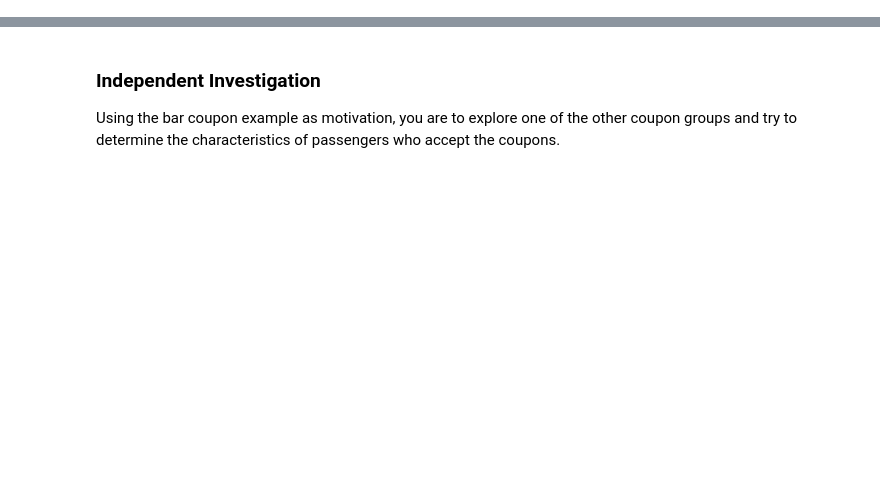
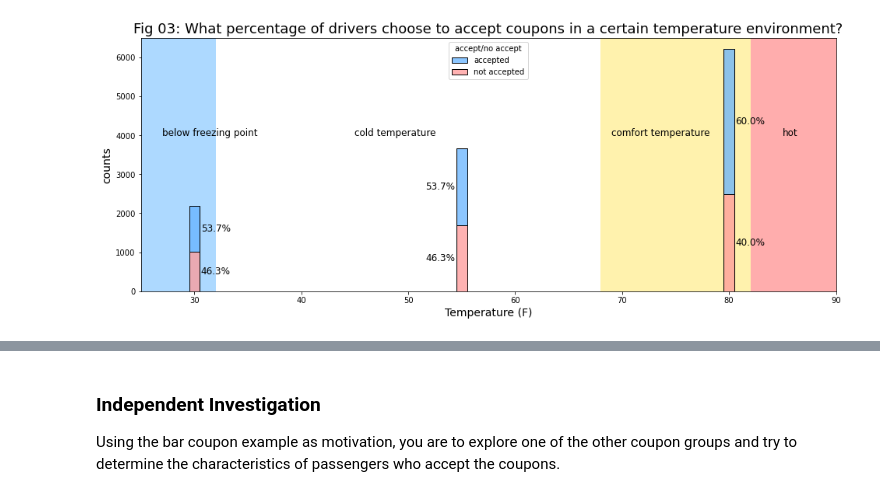
Before and after one commit to ytsai2937/kraftwerk, a Jupyter notebook: assignment_5_1_starter/assignment_5_1.ipynb, the cells around one changed output, grey strips where cells are left out. Saved outputs shown, nothing was run; the diff lists cells and outputs as text; code cells hidden in the pictures; blank space fills up the shorter version.

```diff
--- a/assignment_5_1_starter/assignment_5_1.ipynb
+++ b/assignment_5_1_starter/assignment_5_1.ipynb
@@ -283,0 +258,53 @@ plt.show()
+# %%
+df_temp = pd.DataFrame(zip(df["temperature"],df["Y"],[""]*df.shape[0],df["coupon"]),\
+    columns=["temperature","Y","accept/no accept","coupon"])
+df_temp.loc[df_temp["Y"]==1,"accept/no accept"] = "accepted"
+df_temp.loc[df_temp["Y"]==0,"accept/no accept"] = "not accepted"
+df_temp = df_temp.drop(columns="Y")
+
+df_temp_group = df_temp.groupby(["temperature","accept/no accept"]).size().unstack()
+totals = df_temp_group["accepted"]+df_temp_group["not accepted"]
+df_temp_group["accepted (%)"] = np.round(100*df_temp_group["accepted"]/totals,2)
+df_temp_group["not accepted (%)"] = np.round(100*df_temp_group["not accepted"]/totals,2)
+
+fig_03 = plt.figure(figsize=(16,6),facecolor="white")
+plt.gca().add_patch(Rectangle((25,0), 7, 6500,edgecolor='none',facecolor='#33A2FF',fill=True,alpha=0.4))
+plt.gca().add_patch(Rectangle((68,0), 14, 6500,edgecolor='none',facecolor='#FFE033',fill=True,alpha=0.4))
+plt.gca().add_patch(Rectangle((82,0), 8, 6500,edgecolor='none',facecolor='#FF3333',fill=True,alpha=0.4))
+plt.text(27,4000,"below freezing point",fontsize=12)
+plt.text(45,4000,"cold temperature",fontsize=12)
+plt.text(69,4000,"comfort temperature",fontsize=12)
+plt.text(85,4000,"hot",fontsize=12)
+
+sns.histplot(ax=plt.gca(),data=df_temp,\
+    x="temperature",
+    hue="accept/no accept",
+    multiple="stack",
+    palette=colors[1::-1],
+    discrete=True)
+
+offset = 1
+d = -1
+for x_val in [30,55,80]:
+    y_val1 = df_temp_group.loc[x_val,"not accepted"]/2
+    y_val2 = df_temp_group.loc[x_val,"not accepted"]+(df_temp_group.loc[x_val,"accepted"]/2)
+
+    offset = offset*d
+    plt.text(x_val-2*offset,y_val1,"%.1f%%" %(df_temp_group.loc[x_val,"not accepted (%)"]),\
+        horizontalalignment="center",
+        verticalalignment="center",
+        fontsize=12)
+
+    plt.text(x_val-2*offset,y_val2,"%.1f%%" %(df_temp_group.loc[x_val,"accepted (%)"]),\
+        horizontalalignment="center",
+        verticalalignment="center",
+        fontsize=12)
+
+plt.title("Fig 03: What percentage of drivers choose to accept coupons in a certain temperature environment?",fontsize=18)
+plt.xlabel("Temperature (F)",fontsize=14)
+plt.ylabel("counts",fontsize=14)
+plt.xlim([25,90])
+plt.ylim([0,6500])
+plt.show()
+# %% [output]
+[figure, added]
```
Also changed, not shown: parts of 76 cells of this notebook.
